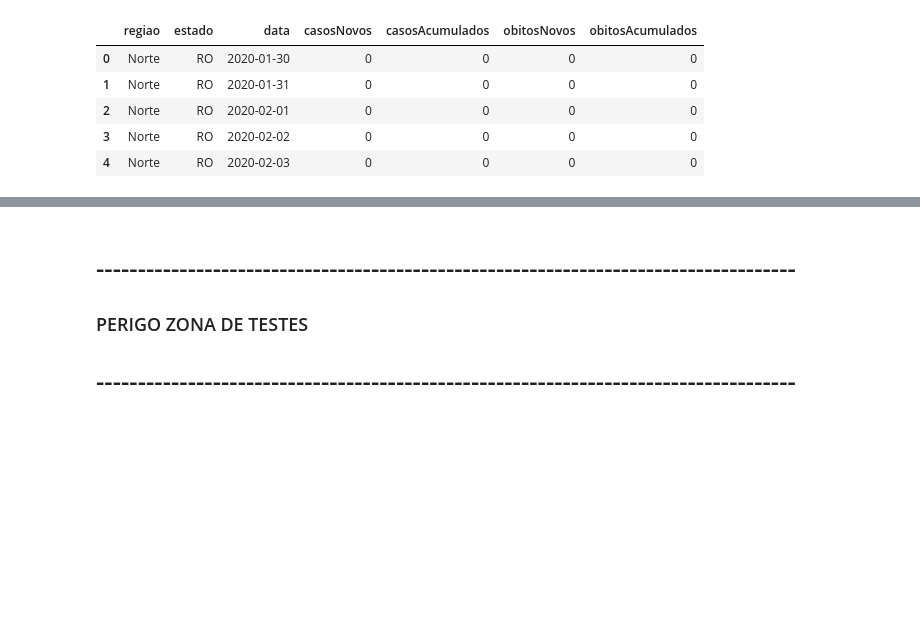
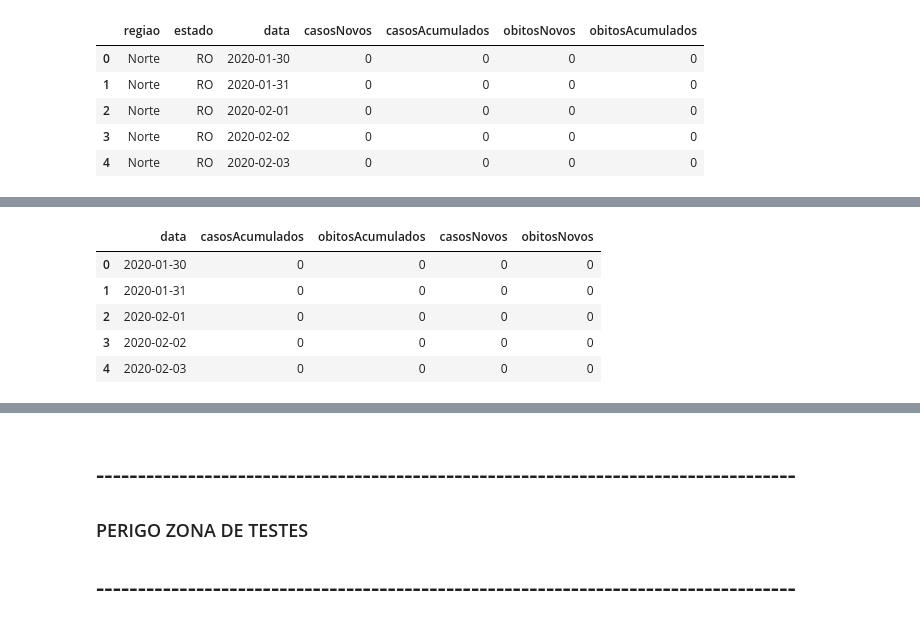
Before and after one commit to Rafaelcerq28/Analise_Covid-19, a Jupyter notebook: Visualização COVID-19.ipynb, the cells around one changed output, grey strips where cells are left out. Saved outputs shown, nothing was run; the diff lists cells and outputs as text; code cells hidden in the pictures; blank space fills up the shorter version.

```diff
--- a/Visualização COVID-19.ipynb
+++ b/Visualização COVID-19.ipynb
@@ -55,30 +59,39 @@ lista_data = cv['data'].unique()
 
 #Criando listas para armazenar os dados na mesma quantidade da lista com as datas
 lista_casosAcumulados = []
 lista_obitosAcumulados = []
 lista_casosNovos = []
 lista_obitosNovos = []
 
 #Criado um laço que para cada iteração do dia ele grave nas listas a soma dos valores
 #daquele dia em todos os estados
 for dia in range(len(lista_data)):
     lista_casosAcumulados.append(cv[cv['data'] == lista_data[dia]]['casosAcumulados'].sum())
     lista_casosNovos.append(cv[cv['data'] == lista_data[dia]]['casosNovos'].sum())
     lista_obitosAcumulados.append(cv[cv['data'] == lista_data[dia]]['obitosAcumulados'].sum())
     lista_obitosNovos.append(cv[cv['data'] == lista_data[dia]]['obitosNovos'].sum())
 
 #Transfomo as listas em Series
 data = pd.Series(lista_data)
 casosAcumulados = pd.Series(lista_casosAcumulados)
 obitosAcumulados = pd.Series(lista_obitosAcumulados)
 casosNovos = pd.Series(lista_casosNovos)
 obitosNovos = pd.Series(lista_obitosNovos)
 
 #Crio um DataFrame a partir da data
 df_por_data = data.to_frame(name='data')
 
 #Cria as colunas com os dados no Dataframe
 df_por_data['casosAcumulados'] = casosAcumulados
 df_por_data['obitosAcumulados'] = obitosAcumulados
 df_por_data['casosNovos'] = casosNovos
 df_por_data['obitosNovos'] = obitosNovos
+
+df_por_data.head()
+# %% [output]
+|  | data | casosAcumulados | obitosAcumulados | casosNovos | obitosNovos |
+| 0 | 2020-01-30 | 0 | 0 | 0 | 0 |
+| 1 | 2020-01-31 | 0 | 0 | 0 | 0 |
+| 2 | 2020-02-01 | 0 | 0 | 0 | 0 |
+| 3 | 2020-02-02 | 0 | 0 | 0 | 0 |
+| 4 | 2020-02-03 | 0 | 0 | 0 | 0 |
```
Also changed, not shown: parts of 22 cells of this notebook, 1 other file.
